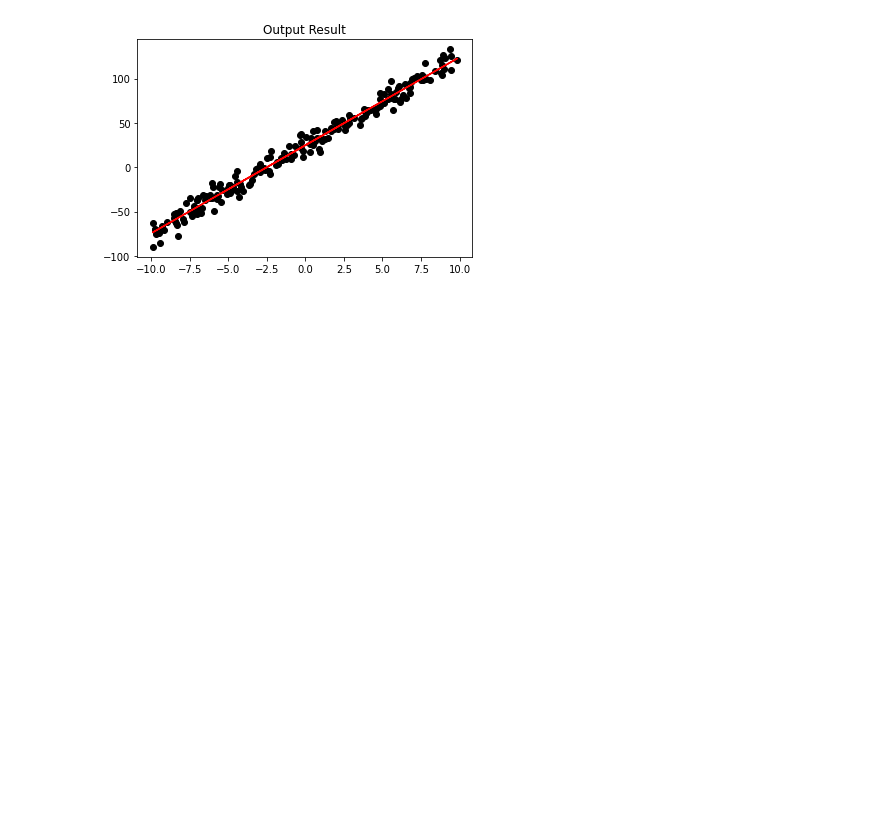
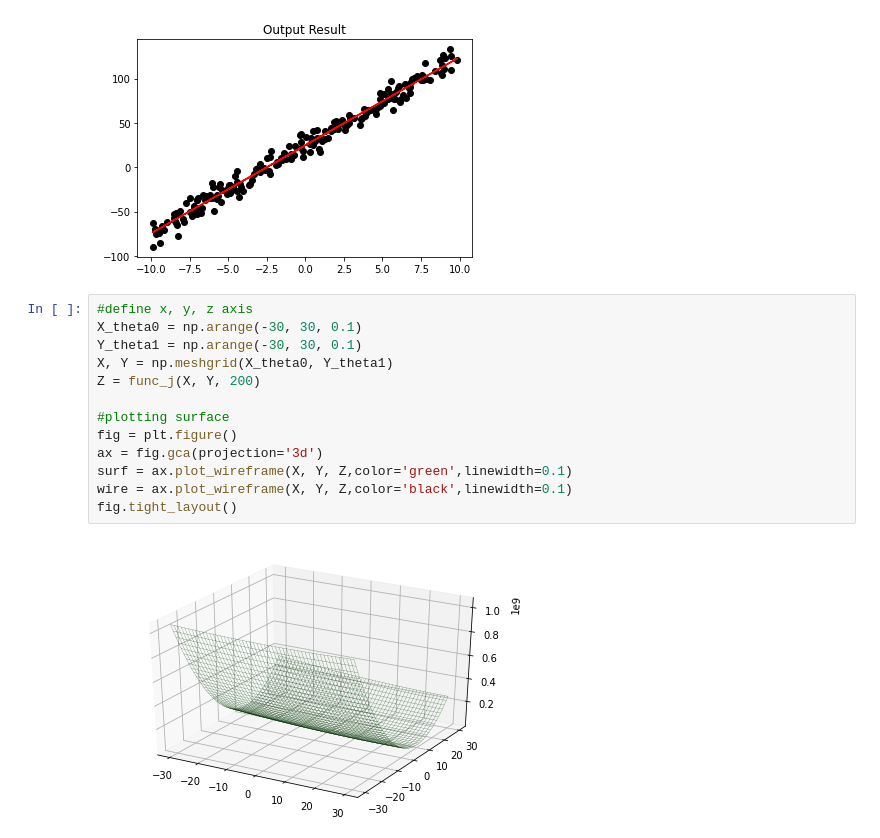
Before and after one commit to yangsu0/class_machine_learning, a Jupyter notebook: ML_Assignment3.ipynb, the cells around one changed output. Drawn from its saved outputs; the diff is of its cells as text; blank space fills up the shorter version.

Commit message:
Plotting the energy surface

```diff
--- a/ML_Assignment3.ipynb
+++ b/ML_Assignment3.ipynb
@@ -60,3 +60,18 @@ plt.scatter(x,y,c='black')
 plt.show()
 # %% [output]
 [figure]
+# %%
+#define x, y, z axis
+X_theta0 = np.arange(-30, 30, 0.1)
+Y_theta1 = np.arange(-30, 30, 0.1)
+X, Y = np.meshgrid(X_theta0, Y_theta1)
+Z = func_j(X, Y, 200)
+
+#plotting surface
+fig = plt.figure()
+ax = fig.gca(projection='3d')
+surf = ax.plot_wireframe(X, Y, Z,color='green',linewidth=0.1)
+wire = ax.plot_wireframe(X, Y, Z,color='black',linewidth=0.1)
+fig.tight_layout()
+# %% [output]
+[figure, added]
```
